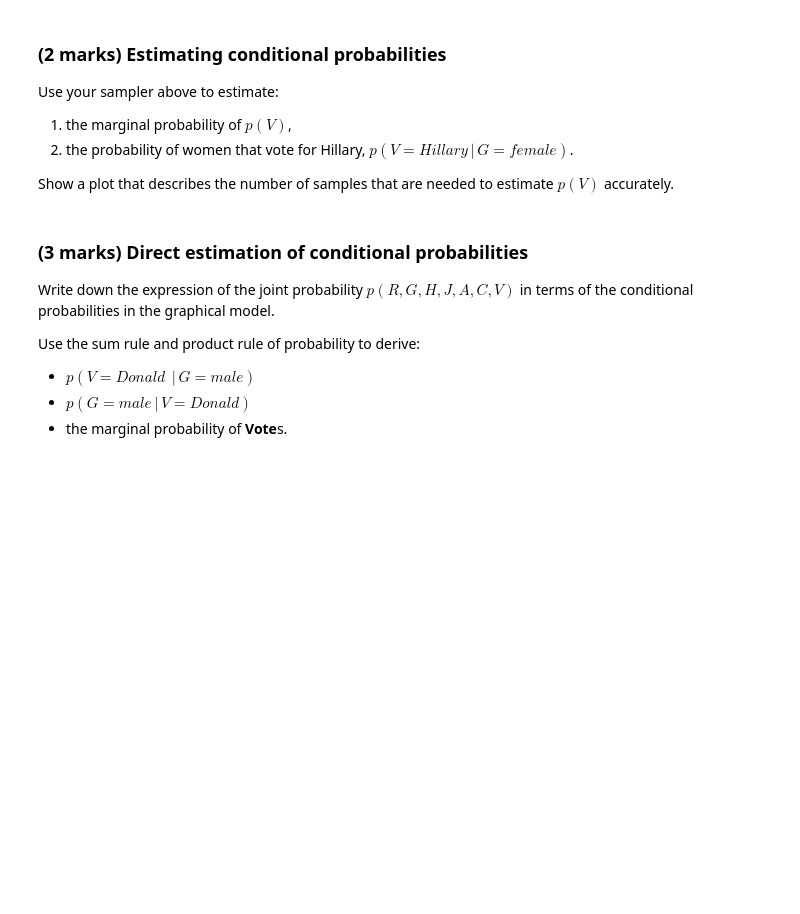
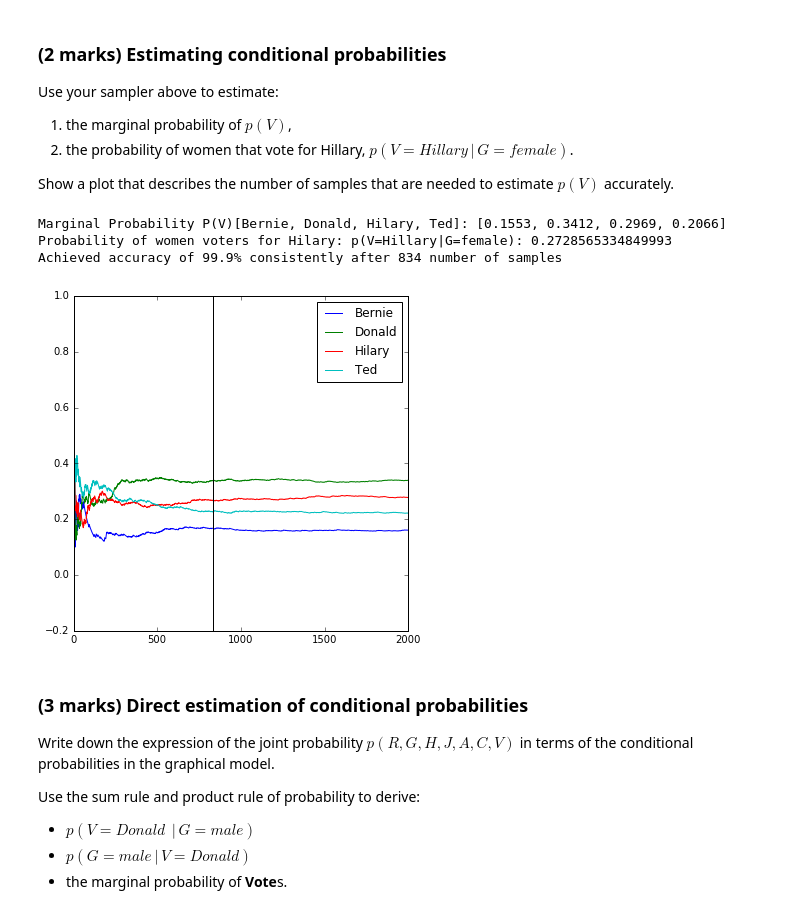
Before and after one commit to surajx/Statistical-Machine-Learning, a Jupyter notebook: assignment/02/02-bayesian-network.ipynb, the cells around one changed output. Cells and saved outputs as stored; diff of their text form; code cells hidden in the pictures; blank space fills up the shorter version.

```diff
--- a/assignment/02/02-bayesian-network.ipynb
+++ b/assignment/02/02-bayesian-network.ipynb
@@ -282,9 +283,10 @@ Write a small test case to check that your sampler is doing the right thing by u
 def draw_n_samples(n):
     return [get_sample() for _ in range(n)]
 
+print("Drawing 10,000 samples...")
+sys.stdout.flush()
 start = time.clock()
-poll_samples = draw_n_samples(5 * 10**3)
+poll_samples = pd.DataFrame(draw_n_samples(1 * 10**4))
 stop  = time.clock() - start
-print(stop)
-print (len(poll_samples)/stop)
+print ('Sampling rate: ', len(poll_samples)/stop, "samples/sec")
 # %% [output]
@@ -303,3 +367,57 @@ Show a plot that describes the number of samples that are needed to estimate $p(
+# %%
+def P_V(poll_samples):
+    total_sample_cnt = len(poll_samples)
+    P_V = [len(poll_samples[(poll_samples['V']=='Bernie')].index)/total_sample_cnt,
+             len(poll_samples[(poll_samples['V']=='Donald')].index)/total_sample_cnt,
+             len(poll_samples[(poll_samples['V']=='Hillary')].index)/total_sample_cnt,
+             len(poll_samples[(poll_samples['V']=='Ted')].index)/total_sample_cnt ]
+    return P_V
+
+def P_VcG_for_value(poll_samples, candidate, gender):
+    total_sample_cnt = len(poll_samples)
+    G_given_sample = poll_samples[poll_samples['G']==gender]
+    P_VcG_value = (len(G_given_sample[G_given_sample['V']==candidate].index)/len(G_given_sample))
+    return P_VcG_value
+
+def get_sample_stream(poll_samples, sub_sample_size, cons = 50, acc=1e-03):
+    sample_stream = []
+    accuracy_sample_size = 0
+    consistency_cnt = 0
+    found = False
+    for i in range(1,sub_sample_size):
+        sample_stream.append(P_V(poll_samples[:i]))
+        if i>10 and not found:
+            steam_diff = np.diff(sample_stream, axis=0)[-1]
+            if all(np.isclose([0,0,0,0], steam_diff, atol=acc)):
+                consistency_cnt += 1
+                if consistency_cnt>cons:
+                    accuracy_sample_size = i
+                    found = True
+    return (sample_stream, accuracy_sample_size)
+
+def plot_sample_stabilization(sample_size,y, accuracy_sample_size):
+    fig = plt.figure(figsize=(6,6))
+    ax = fig.add_subplot(111)
+    p = ax.plot(range(1,sample_size), y)
+    ax.axvline(accuracy_sample_size, color='k')
+    ax.legend(p, ('Bernie', 'Donald', 'Hilary', 'Ted'), loc='upper right')
+    ax.set_ylim([-0.2,1])
+    ax.set_xlim([1,sample_size])
+
+#Make Under Some Assumptions Great Aagain!
+print("Marginal Probability P(V)[Bernie, Donald, Hilary, Ted]:", P_V(poll_samples))
+print("Probability of women voters for Hilary: p(V=Hillary|G=female):",
+      P_VcG_for_value(poll_samples, 'Hillary', 'female'))
+
+sub_sample_size = 2000
+sample_stream, accuracy_sample_size = get_sample_stream(poll_samples, sub_sample_size, 100, 1e-03)
+print("Achieved accuracy of 99.9% consistently after", accuracy_sample_size, "number of samples")
+plot_sample_stabilization(sub_sample_size, sample_stream, accuracy_sample_size)
+# %% [output]
+Marginal Probability P(V)[Bernie, Donald, Hilary, Ted]: [0.1553, 0.3412, 0.2969, 0.2066]
+Probability of women voters for Hilary: p(V=Hillary|G=female): 0.2728565334849993
+Achieved accuracy of 99.9% consistently after 834 number of samples
+[figure, added]
 # %% [markdown]
 ### (3 marks) Direct estimation of conditional probabilities
 
```
Also changed, not shown: parts of 7 cells of this notebook.
